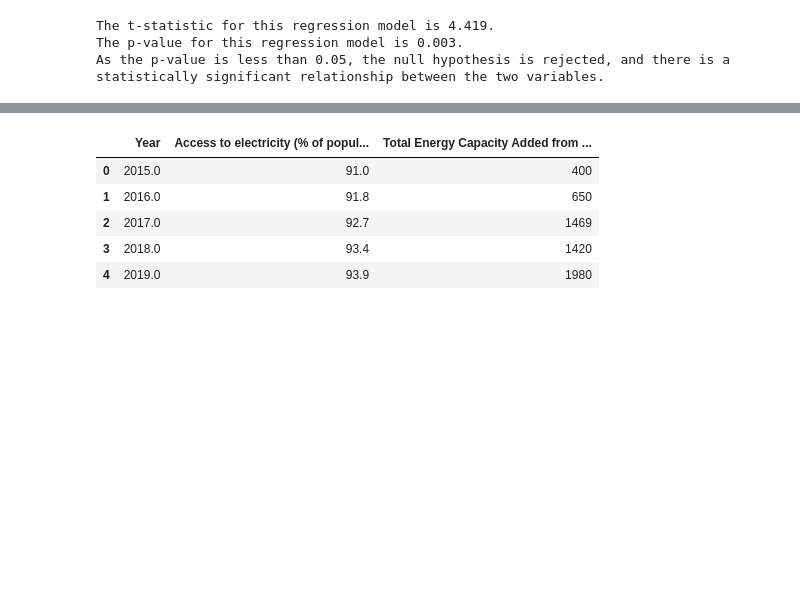
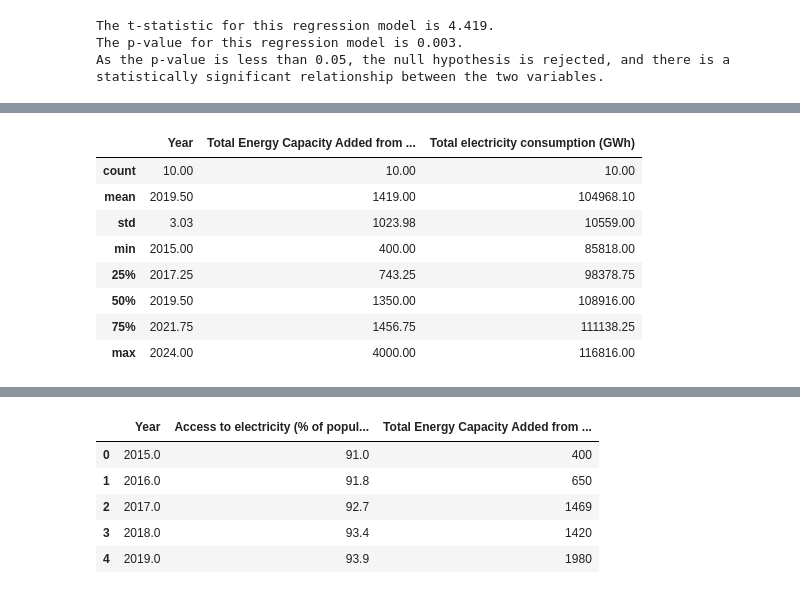
Before and after one commit to ilinashah177/Coursework-Website, a Jupyter notebook: Copy_of_Regression_Investments_and_Energy_Capacity.ipynb, the cells around one changed output, grey strips where cells are left out. Cells and saved outputs as stored; diff of their text form; code cells hidden in the pictures; blank space fills up the shorter version.

```diff
--- a/Copy_of_Regression_Investments_and_Energy_Capacity.ipynb
+++ b/Copy_of_Regression_Investments_and_Energy_Capacity.ipynb
@@ -271,0 +335,13 @@ As the p-value is less than 0.05, the null hypothesis is rejected, and there is
+# %%
+summary2=data2.describe().round(2)  # generate summary statistics, and round everything to 2 decimal degrees
+summary2
+# %% [output]
+|  | Year | Total Energy Capacity Added from ... | Total electricity consumption (GWh) |
+| count | 10.00 | 10.00 | 10.00 |
+| mean | 2019.50 | 1419.00 | 104968.10 |
+| std | 3.03 | 1023.98 | 10559.00 |
+| min | 2015.00 | 400.00 | 85818.00 |
+| 25% | 2017.25 | 743.25 | 98378.75 |
+| 50% | 2019.50 | 1350.00 | 108916.00 |
+| 75% | 2021.75 | 1456.75 | 111138.25 |
+| max | 2024.00 | 4000.00 | 116816.00 |
```
Also changed, not shown: parts of 14 cells of this notebook.
